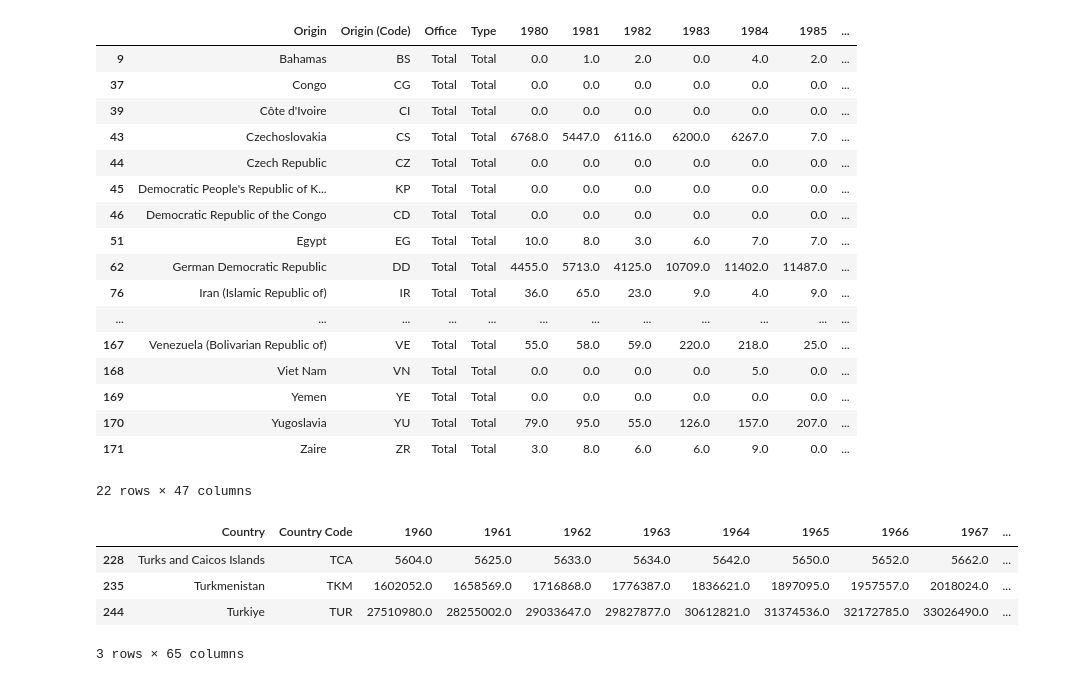
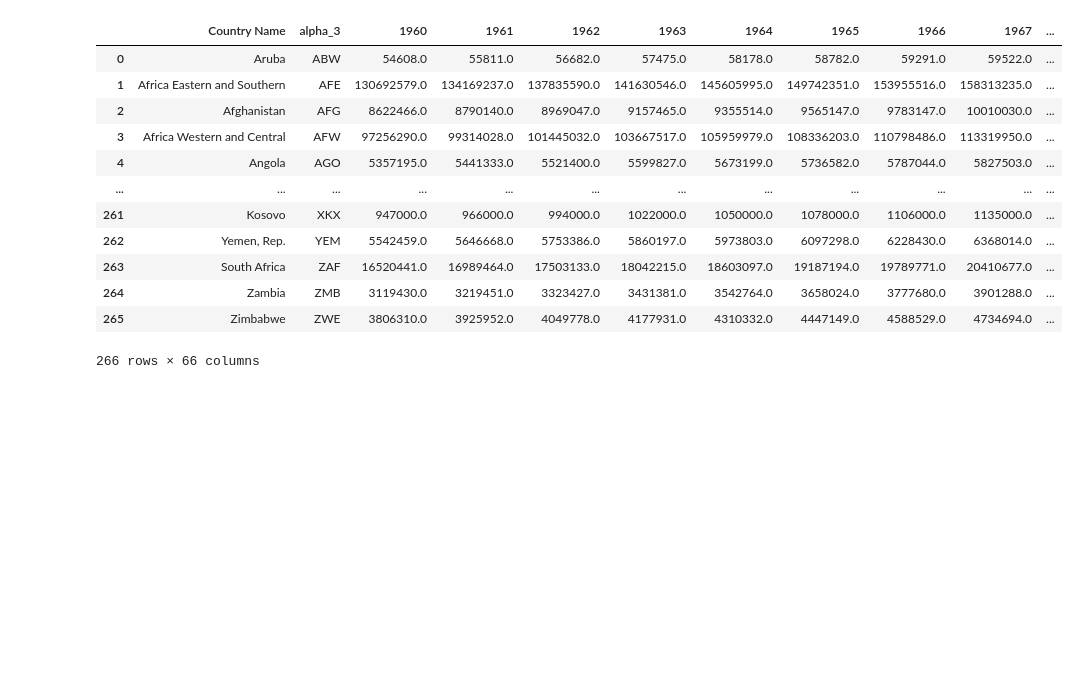
Before and after one commit to olavopoletti/Patents_by_Country, a Jupyter notebook: patents.ipynb, the cells around one changed output. Cells and saved outputs as stored; diff of their text form; code cells hidden in the pictures; blank space fills up the shorter version.

```diff
--- a/patents.ipynb
+++ b/patents.ipynb
@@ -84,29 +101,21 @@ df_pat
-# %%
-df_pat[df_pat.Country == '-']
-# %% [output]
-|  | Origin | Origin (Code) | Office | Type | 1980 | 1981 | 1982 | 1983 | 1984 | 1985 | ... |
-| 9 | Bahamas | BS | Total | Total | 0.0 | 1.0 | 2.0 | 0.0 | 4.0 | 2.0 | ... |
-| 37 | Congo | CG | Total | Total | 0.0 | 0.0 | 0.0 | 0.0 | 0.0 | 0.0 | ... |
-| 39 | Côte d'Ivoire | CI | Total | Total | 0.0 | 0.0 | 0.0 | 0.0 | 0.0 | 0.0 | ... |
-| 43 | Czechoslovakia | CS | Total | Total | 6768.0 | 5447.0 | 6116.0 | 6200.0 | 6267.0 | 7.0 | ... |
-| 44 | Czech Republic | CZ | Total | Total | 0.0 | 0.0 | 0.0 | 0.0 | 0.0 | 0.0 | ... |
-| 45 | Democratic People's Republic of K... | KP | Total | Total | 0.0 | 0.0 | 0.0 | 0.0 | 0.0 | 0.0 | ... |
-| 46 | Democratic Republic of the Congo | CD | Total | Total | 0.0 | 0.0 | 0.0 | 0.0 | 0.0 | 0.0 | ... |
-| 51 | Egypt | EG | Total | Total | 10.0 | 8.0 | 3.0 | 6.0 | 7.0 | 7.0 | ... |
-| 62 | German Democratic Republic | DD | Total | Total | 4455.0 | 5713.0 | 4125.0 | 10709.0 | 11402.0 | 11487.0 | ... |
-| 76 | Iran (Islamic Republic of) | IR | Total | Total | 36.0 | 65.0 | 23.0 | 9.0 | 4.0 | 9.0 | ... |
-| ... | ... | ... | ... | ... | ... | ... | ... | ... | ... | ... | ... |
-| 167 | Venezuela (Bolivarian Republic of) | VE | Total | Total | 55.0 | 58.0 | 59.0 | 220.0 | 218.0 | 25.0 | ... |
-| 168 | Viet Nam | VN | Total | Total | 0.0 | 0.0 | 0.0 | 0.0 | 5.0 | 0.0 | ... |
-| 169 | Yemen | YE | Total | Total | 0.0 | 0.0 | 0.0 | 0.0 | 0.0 | 0.0 | ... |
-| 170 | Yugoslavia | YU | Total | Total | 79.0 | 95.0 | 55.0 | 126.0 | 157.0 | 207.0 | ... |
-| 171 | Zaire | ZR | Total | Total | 3.0 | 8.0 | 6.0 | 6.0 | 9.0 | 0.0 | ... |
-22 rows × 47 columns
-# %%
-df_pop[df_pop['Country'].str.contains('Tur')]
-# %% [output]
-|  | Country | Country Code | 1960 | 1961 | 1962 | 1963 | 1964 | 1965 | 1966 | 1967 | ... |
-| 228 | Turks and Caicos Islands | TCA | 5604.0 | 5625.0 | 5633.0 | 5634.0 | 5642.0 | 5650.0 | 5652.0 | 5662.0 | ... |
-| 235 | Turkmenistan | TKM | 1602052.0 | 1658569.0 | 1716868.0 | 1776387.0 | 1836621.0 | 1897095.0 | 1957557.0 | 2018024.0 | ... |
-| 244 | Turkiye | TUR | 27510980.0 | 28255002.0 | 29033647.0 | 29827877.0 | 30612821.0 | 31374536.0 | 32172785.0 | 33026490.0 | ... |
-3 rows × 65 columns
+# %%
+# Including ISO names in the population data frame
+df_pop = pd.merge(
+    df_pop, countries[['name', 'alpha_3']],
+    how='left',
+    on='alpha_3'
+    )
+# %% [output]
+|  | Country Name | alpha_3 | 1960 | 1961 | 1962 | 1963 | 1964 | 1965 | 1966 | 1967 | ... |
+| 0 | Aruba | ABW | 54608.0 | 55811.0 | 56682.0 | 57475.0 | 58178.0 | 58782.0 | 59291.0 | 59522.0 | ... |
+| 1 | Africa Eastern and Southern | AFE | 130692579.0 | 134169237.0 | 137835590.0 | 141630546.0 | 145605995.0 | 149742351.0 | 153955516.0 | 158313235.0 | ... |
+| 2 | Afghanistan | AFG | 8622466.0 | 8790140.0 | 8969047.0 | 9157465.0 | 9355514.0 | 9565147.0 | 9783147.0 | 10010030.0 | ... |
+| 3 | Africa Western and Central | AFW | 97256290.0 | 99314028.0 | 101445032.0 | 103667517.0 | 105959979.0 | 108336203.0 | 110798486.0 | 113319950.0 | ... |
+| 4 | Angola | AGO | 5357195.0 | 5441333.0 | 5521400.0 | 5599827.0 | 5673199.0 | 5736582.0 | 5787044.0 | 5827503.0 | ... |
+| ... | ... | ... | ... | ... | ... | ... | ... | ... | ... | ... | ... |
+| 261 | Kosovo | XKX | 947000.0 | 966000.0 | 994000.0 | 1022000.0 | 1050000.0 | 1078000.0 | 1106000.0 | 1135000.0 | ... |
+| 262 | Yemen, Rep. | YEM | 5542459.0 | 5646668.0 | 5753386.0 | 5860197.0 | 5973803.0 | 6097298.0 | 6228430.0 | 6368014.0 | ... |
+| 263 | South Africa | ZAF | 16520441.0 | 16989464.0 | 17503133.0 | 18042215.0 | 18603097.0 | 19187194.0 | 19789771.0 | 20410677.0 | ... |
+| 264 | Zambia | ZMB | 3119430.0 | 3219451.0 | 3323427.0 | 3431381.0 | 3542764.0 | 3658024.0 | 3777680.0 | 3901288.0 | ... |
+| 265 | Zimbabwe | ZWE | 3806310.0 | 3925952.0 | 4049778.0 | 4177931.0 | 4310332.0 | 4447149.0 | 4588529.0 | 4734694.0 | ... |
+266 rows × 66 columns
```
Also changed, not shown: parts of 12 cells of this notebook, 1 other file.
